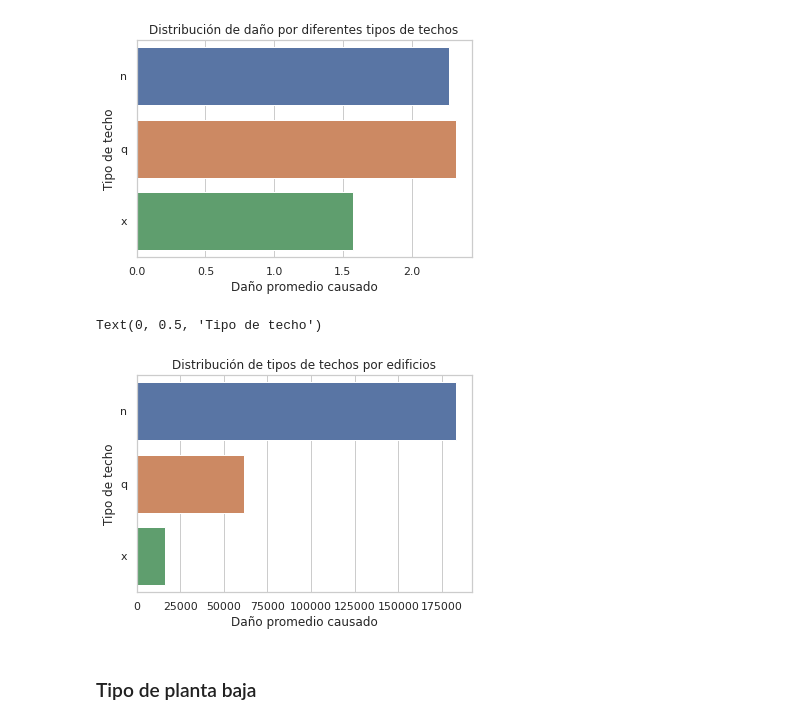
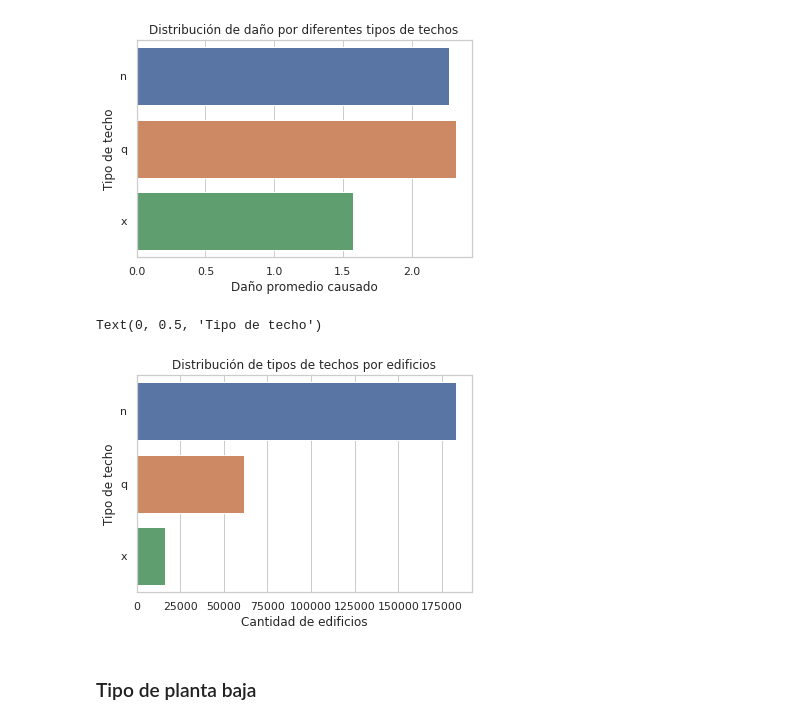
Before and after one commit to hernanrnieva/datos_tp1, a Jupyter notebook: Analisis-Generalidades estructurales.ipynb, the cells around one changed output. Drawn from its saved outputs; the diff is of its cells as text; code cells hidden in the pictures.

```diff
--- a/Analisis-Generalidades estructurales.ipynb
+++ b/Analisis-Generalidades estructurales.ipynb
@@ -170,12 +170,12 @@ Text(0, 0.5, 'Tipo de techo')
 # %%
 g = sns.barplot(x=tipo_techo['cantidad_edificios'], y=tipo_techo['tipo_techo'], data=tipo_techo,\
                 orient="h")
 g.set_title('Distribución de tipos de techos por edificios')
-g.set_xlabel('Daño promedio causado')
+g.set_xlabel('Cantidad de edificios')
 g.set_ylabel('Tipo de techo')
 # %% [output]
 Text(0, 0.5, 'Tipo de techo')
-[figure, old version]
+[figure, new version]
 # %% [markdown]
 ### Tipo de planta baja
 # %%
```
Also changed, not shown: parts of 5 cells of this notebook.
